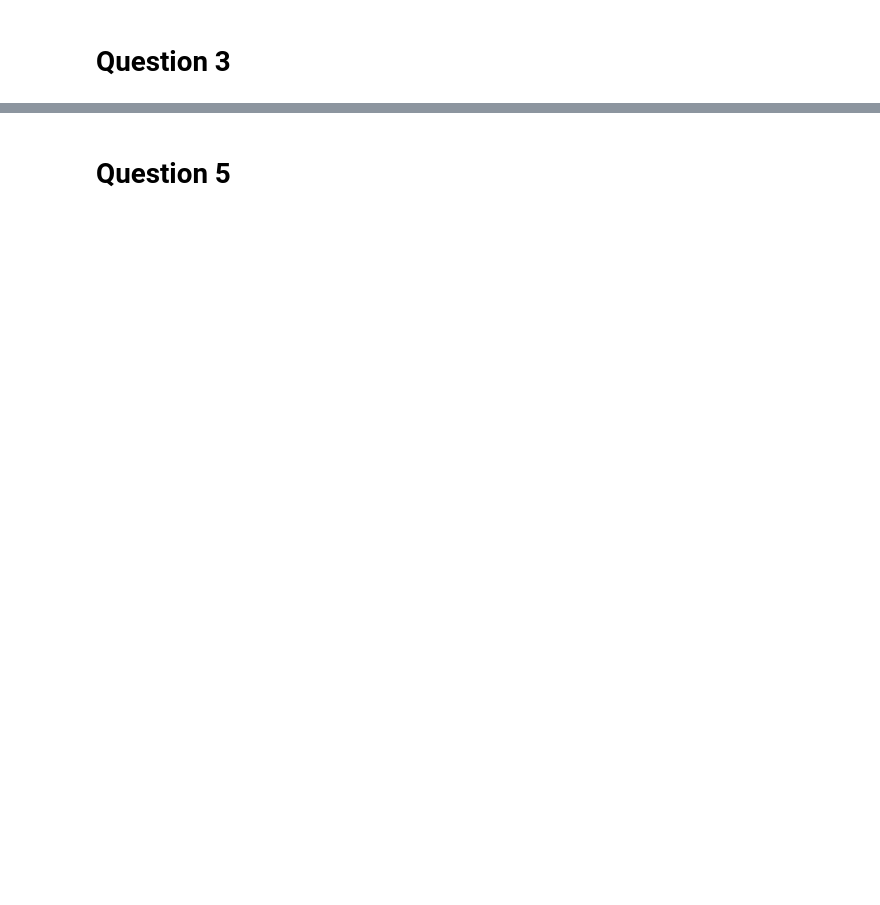
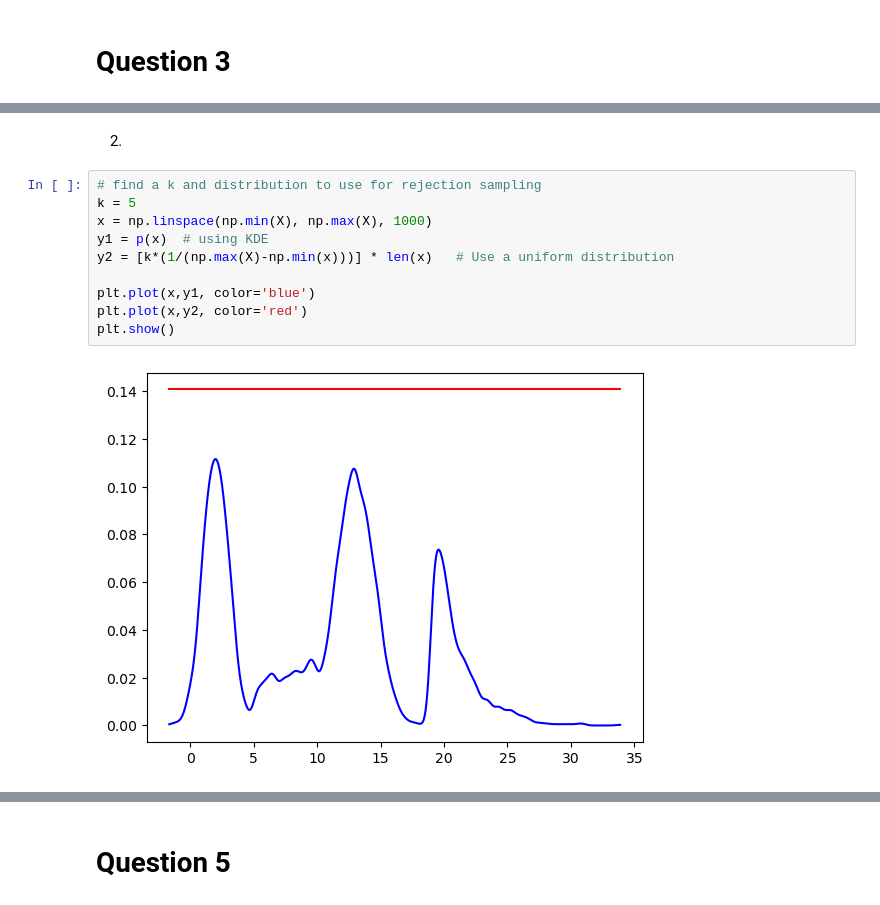
Before and after one commit to kennethaldridge/DS4400-HW, a Jupyter notebook: ds4400_hw5.ipynb, the cells around one changed output, grey strips where cells are left out. Drawn from its saved outputs; the diff is of its cells as text; blank space fills up the shorter version.

```diff
--- a/ds4400_hw5.ipynb
+++ b/ds4400_hw5.ipynb
@@ -36,0 +170,14 @@ plt.show()
+# %% [markdown]
+2)
+# %%
+# find a k and distribution to use for rejection sampling
+k = 5
+x = np.linspace(np.min(X), np.max(X), 1000)
+y1 = p(x)  # using KDE
+y2 = [k*(1/(np.max(X)-np.min(x)))] * len(x)   # Use a uniform distribution
+
+plt.plot(x,y1, color='blue')
+plt.plot(x,y2, color='red')
+plt.show()
+# %% [output]
+[figure, added]
```
Also changed, not shown: parts of 28 cells of this notebook, 2 other files.
